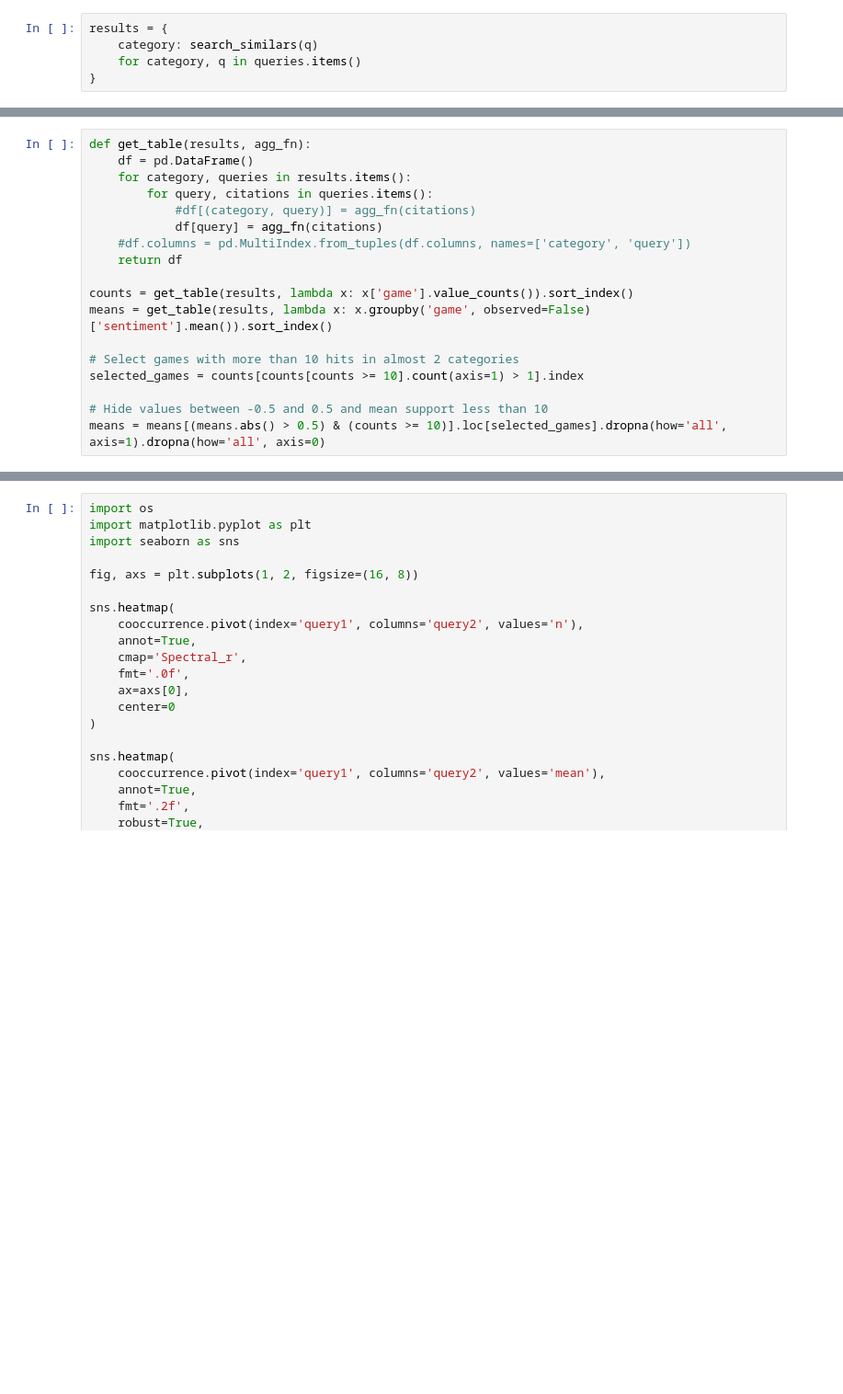
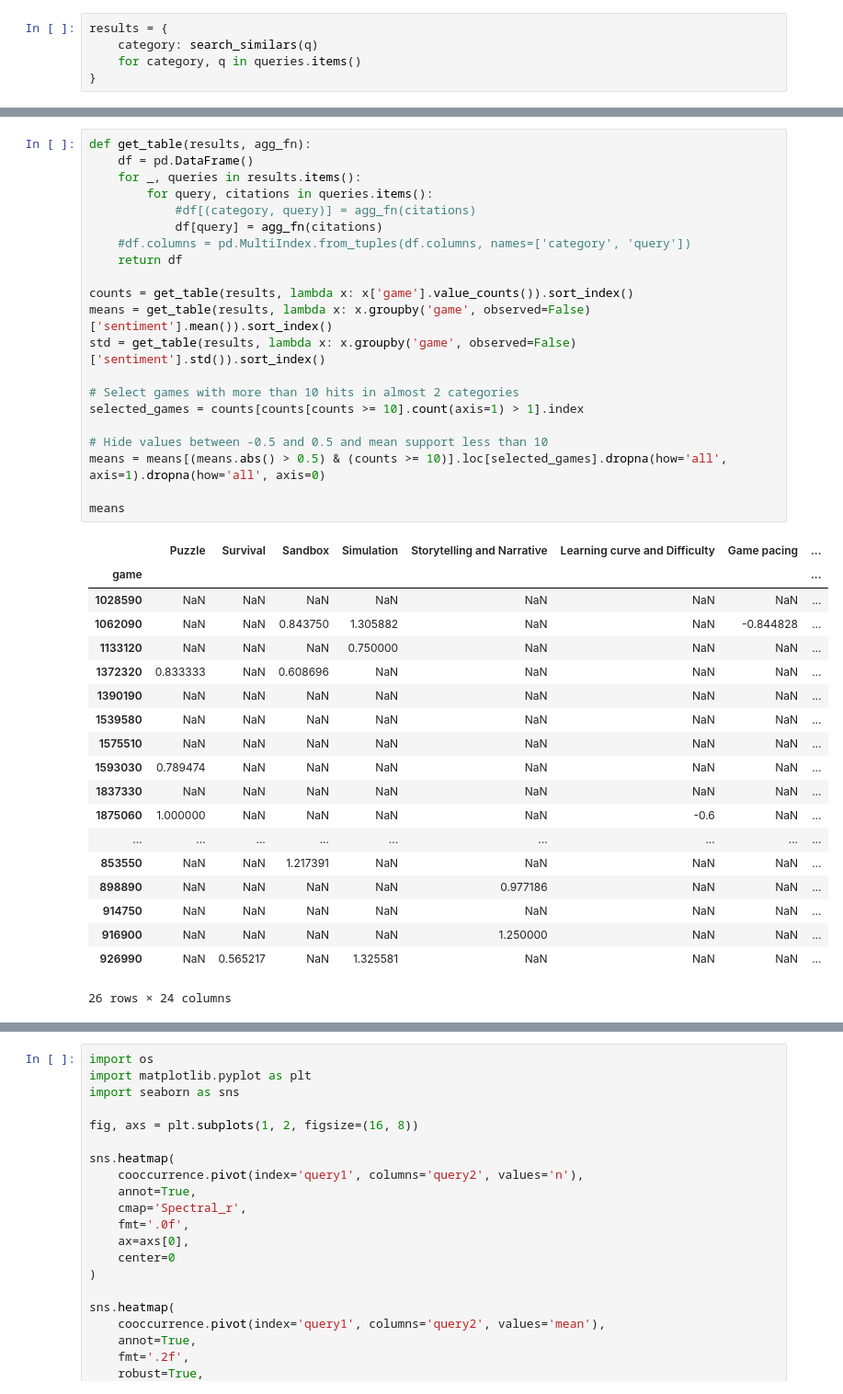
Before and after one commit to rik1599/mth-review-analysis, a Jupyter notebook: queries.ipynb, the cells around one changed output, grey strips where cells are left out. Shown: that part at 92% size. Drawn from its saved outputs; the diff is of its cells as text; blank space fills up the shorter version.

```diff
--- a/queries.ipynb
+++ b/queries.ipynb
@@ -157,21 +146,44 @@ results_df.info()
 # %%
 def get_table(results, agg_fn):
     df = pd.DataFrame()
-    for category, queries in results.items():
+    for _, queries in results.items():
         for query, citations in queries.items():
             #df[(category, query)] = agg_fn(citations)
             df[query] = agg_fn(citations)
     #df.columns = pd.MultiIndex.from_tuples(df.columns, names=['category', 'query'])
     return df
 
 counts = get_table(results, lambda x: x['game'].value_counts()).sort_index()
 means = get_table(results, lambda x: x.groupby('game', observed=False)['sentiment'].mean()).sort_index()
+std = get_table(results, lambda x: x.groupby('game', observed=False)['sentiment'].std()).sort_index()
 
 # Select games with more than 10 hits in almost 2 categories
 selected_games = counts[counts[counts >= 10].count(axis=1) > 1].index
 
 # Hide values between -0.5 and 0.5 and mean support less than 10
 means = means[(means.abs() > 0.5) & (counts >= 10)].loc[selected_games].dropna(how='all', axis=1).dropna(how='all', axis=0)
+
+means
+# %% [output]
+|  | Puzzle | Survival | Sandbox | Simulation | Storytelling and Narrative | Learning curve and Difficulty | Game pacing | ... |
+| game |  |  |  |  |  |  |  | ... |
+| 1028590 | NaN | NaN | NaN | NaN | NaN | NaN | NaN | ... |
+| 1062090 | NaN | NaN | 0.843750 | 1.305882 | NaN | NaN | -0.844828 | ... |
+| 1133120 | NaN | NaN | NaN | 0.750000 | NaN | NaN | NaN | ... |
+| 1372320 | 0.833333 | NaN | 0.608696 | NaN | NaN | NaN | NaN | ... |
+| 1390190 | NaN | NaN | NaN | NaN | NaN | NaN | NaN | ... |
+| 1539580 | NaN | NaN | NaN | NaN | NaN | NaN | NaN | ... |
+| 1575510 | NaN | NaN | NaN | NaN | NaN | NaN | NaN | ... |
+| 1593030 | 0.789474 | NaN | NaN | NaN | NaN | NaN | NaN | ... |
+| 1837330 | NaN | NaN | NaN | NaN | NaN | NaN | NaN | ... |
+| 1875060 | 1.000000 | NaN | NaN | NaN | NaN | -0.6 | NaN | ... |
+| ... | ... | ... | ... | ... | ... | ... | ... | ... |
+| 853550 | NaN | NaN | 1.217391 | NaN | NaN | NaN | NaN | ... |
+| 898890 | NaN | NaN | NaN | NaN | 0.977186 | NaN | NaN | ... |
+| 914750 | NaN | NaN | NaN | NaN | NaN | NaN | NaN | ... |
+| 916900 | NaN | NaN | NaN | NaN | 1.250000 | NaN | NaN | ... |
+| 926990 | NaN | 0.565217 | NaN | 1.325581 | NaN | NaN | NaN | ... |
+26 rows × 24 columns
 # %%
 games = pd.read_csv('./data/Game List - Final.csv')
 games = games.dropna(subset=['SteamID']).rename(columns={'List (merge)': 'game'})
```
Also changed, not shown: parts of 9 cells of this notebook, 2 other files.
